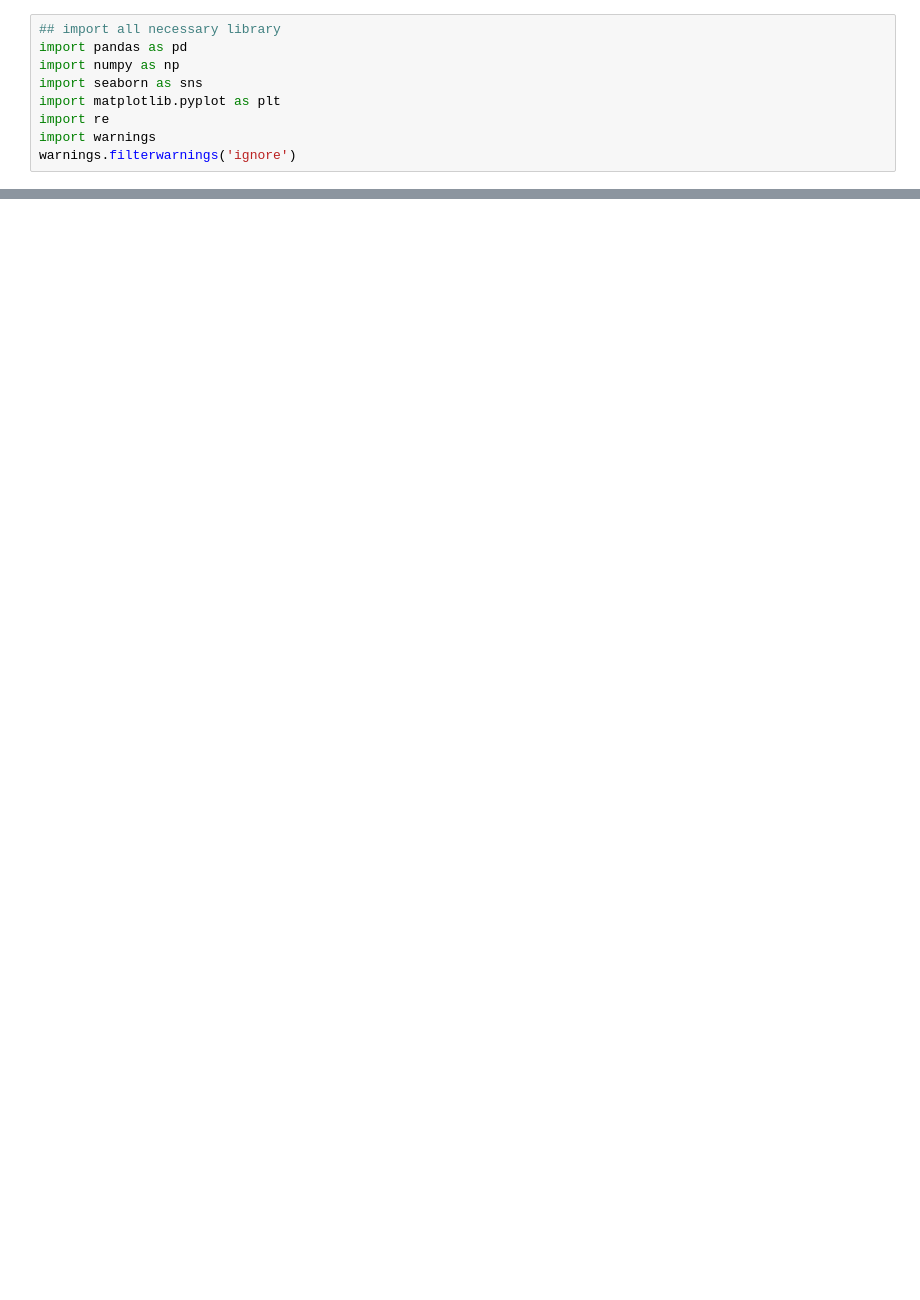
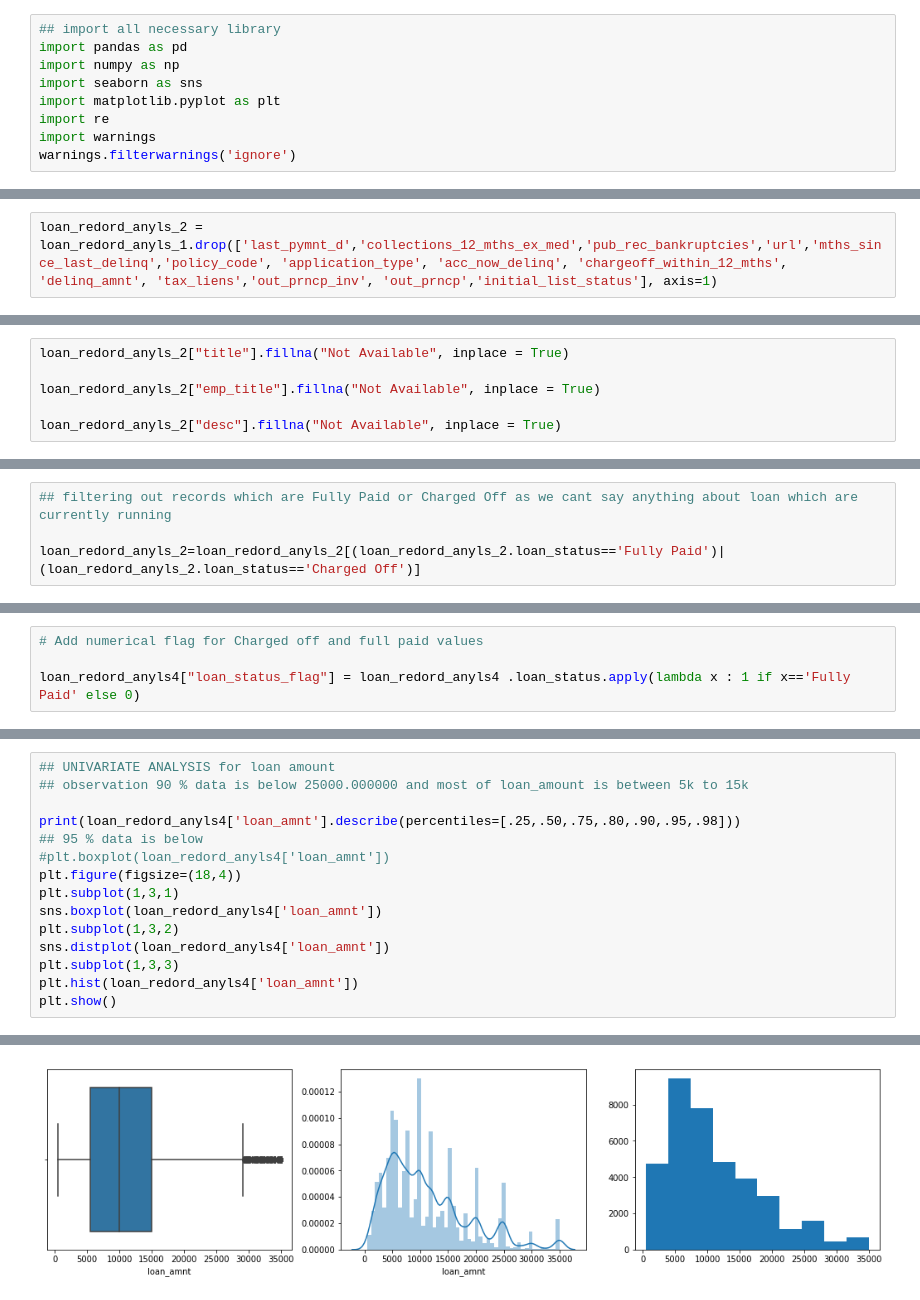
Before and after one commit to ravi2106shekhar/LendingClubCaseStudy, a Jupyter notebook: Ravi_Shekhar.ipynb, the cells around one changed output, grey strips where cells are left out. Cells and saved outputs as stored; diff of their text form; blank space fills up the shorter version.

```diff
--- a/Ravi_Shekhar.ipynb
+++ b/Ravi_Shekhar.ipynb
@@ -565,0 +111,2 @@ memory usage: 17.6+ MB
+# %%
+loan_redord_anyls_2 = loan_redord_anyls_1.drop(['last_pymnt_d','collections_12_mths_ex_med','pub_rec_bankruptcies','url','mths_since_last_delinq','policy_code', 'application_type', 'acc_now_delinq', 'chargeoff_within_12_mths', 'delinq_amnt', 'tax_liens','out_prncp_inv', 'out_prncp','initial_list_status'], axis=1)
@@ -565,0 +121,6 @@ memory usage: 17.6+ MB
+# %%
+loan_redord_anyls_2["title"].fillna("Not Available", inplace = True)
+
+loan_redord_anyls_2["emp_title"].fillna("Not Available", inplace = True)
+
+loan_redord_anyls_2["desc"].fillna("Not Available", inplace = True)
@@ -565,0 +129,4 @@ memory usage: 17.6+ MB
+# %%
+## filtering out records which are Fully Paid or Charged Off as we cant say anything about loan which are currently running
+
+loan_redord_anyls_2=loan_redord_anyls_2[(loan_redord_anyls_2.loan_status=='Fully Paid')|(loan_redord_anyls_2.loan_status=='Charged Off')]
@@ -565,0 +319,4 @@ memory usage: 17.6+ MB
+# %%
+# Add numerical flag for Charged off and full paid values
+
+loan_redord_anyls4["loan_status_flag"] = loan_redord_anyls4 .loan_status.apply(lambda x : 1 if x=='Fully Paid' else 0)
@@ -565,0 +452,16 @@ memory usage: 17.6+ MB
+# %%
+## UNIVARIATE ANALYSIS for loan amount
+## observation 90 % data is below 25000.000000 and most of loan_amount is between 5k to 15k
+
+print(loan_redord_anyls4['loan_amnt'].describe(percentiles=[.25,.50,.75,.80,.90,.95,.98]))
+## 95 % data is below
+#plt.boxplot(loan_redord_anyls4['loan_amnt'])
+plt.figure(figsize=(18,4))
+plt.subplot(1,3,1)
+sns.boxplot(loan_redord_anyls4['loan_amnt'])
+plt.subplot(1,3,2)
+sns.distplot(loan_redord_anyls4['loan_amnt'])
+plt.subplot(1,3,3)
+plt.hist(loan_redord_anyls4['loan_amnt'])
+plt.show()
+# %% [output]
@@ -565,0 +481 @@ memory usage: 17.6+ MB
+[figure, added]
```
Also changed, not shown: parts of 73 cells of this notebook, 1 other file.
